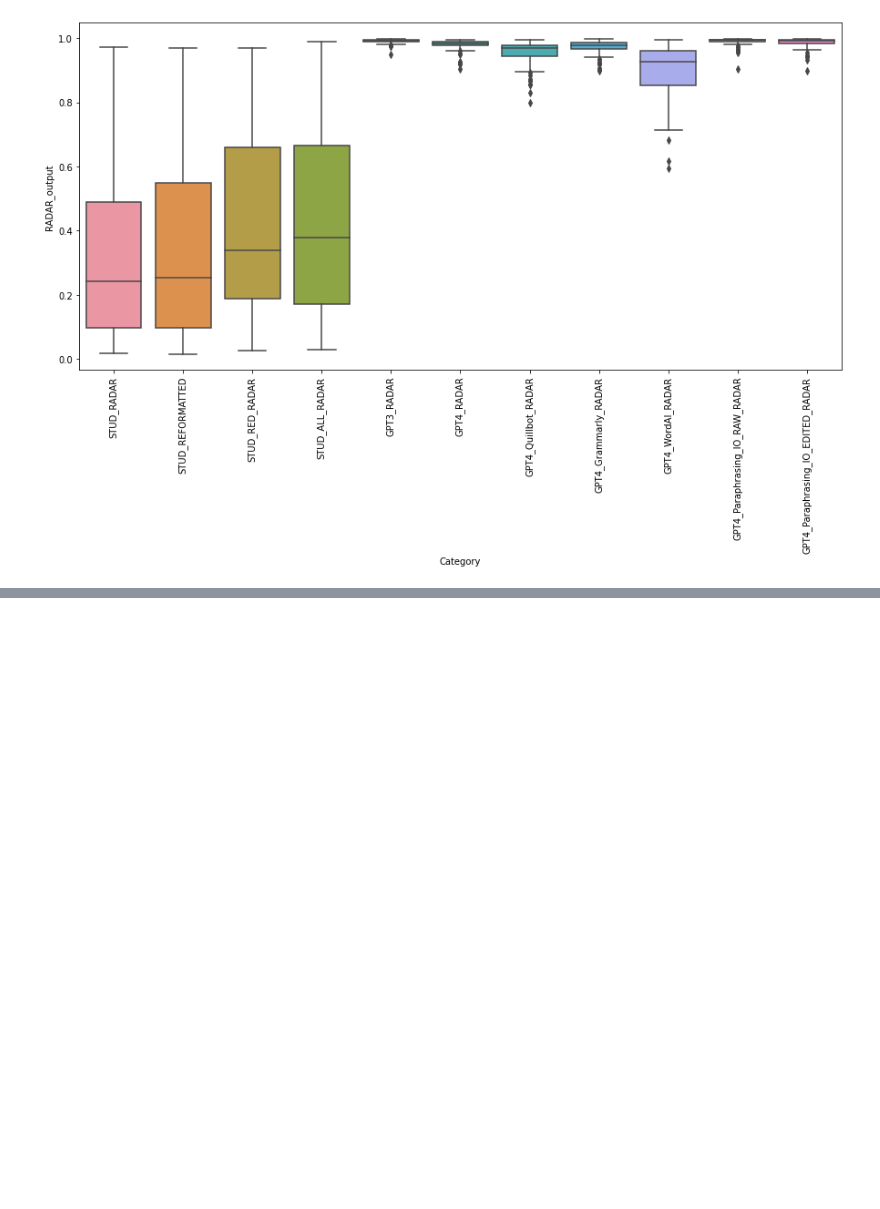
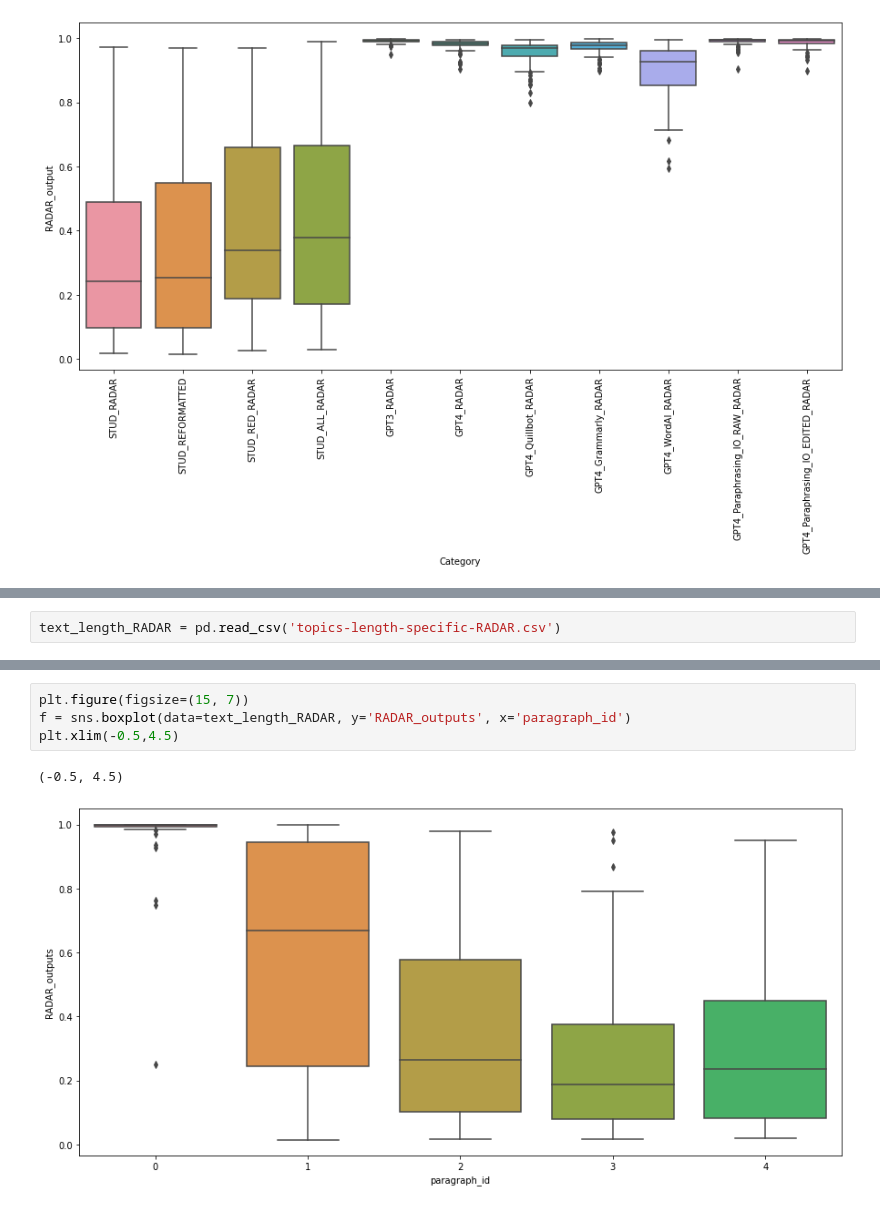
Before and after one commit to nicole-jefferies/RADAR_Eval, a Jupyter notebook: Visualisations and Stat Tests.ipynb, the cells around one changed output, grey strips where cells are left out. Saved outputs shown, nothing was run; the diff lists cells and outputs as text; blank space fills up the shorter version.

Commit message:
Inital visualisations and tests

```diff
--- a/Visualisations and Stat Tests.ipynb
+++ b/Visualisations and Stat Tests.ipynb
@@ -67,0 +72,2 @@ plt.xticks(rotation=90)
+# %%
+text_length_RADAR = pd.read_csv('topics-length-specific-RADAR.csv')
@@ -67,0 +82,7 @@ plt.xticks(rotation=90)
+# %%
+plt.figure(figsize=(15, 7))
+f = sns.boxplot(data=text_length_RADAR, y='RADAR_outputs', x='paragraph_id')
+plt.xlim(-0.5,4.5)
+# %% [output]
+(-0.5, 4.5)
+[figure, added]
```
Also changed, not shown: parts of 5 cells of this notebook.
